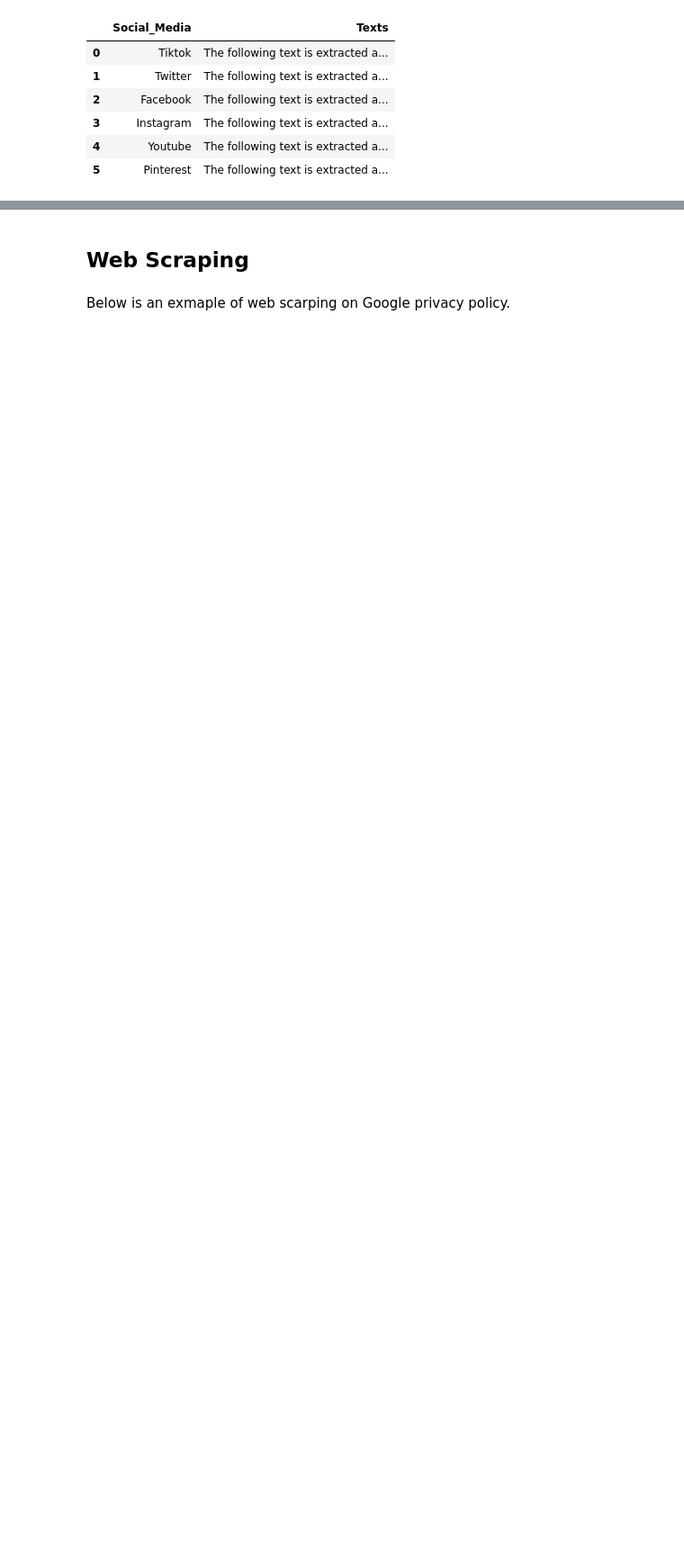
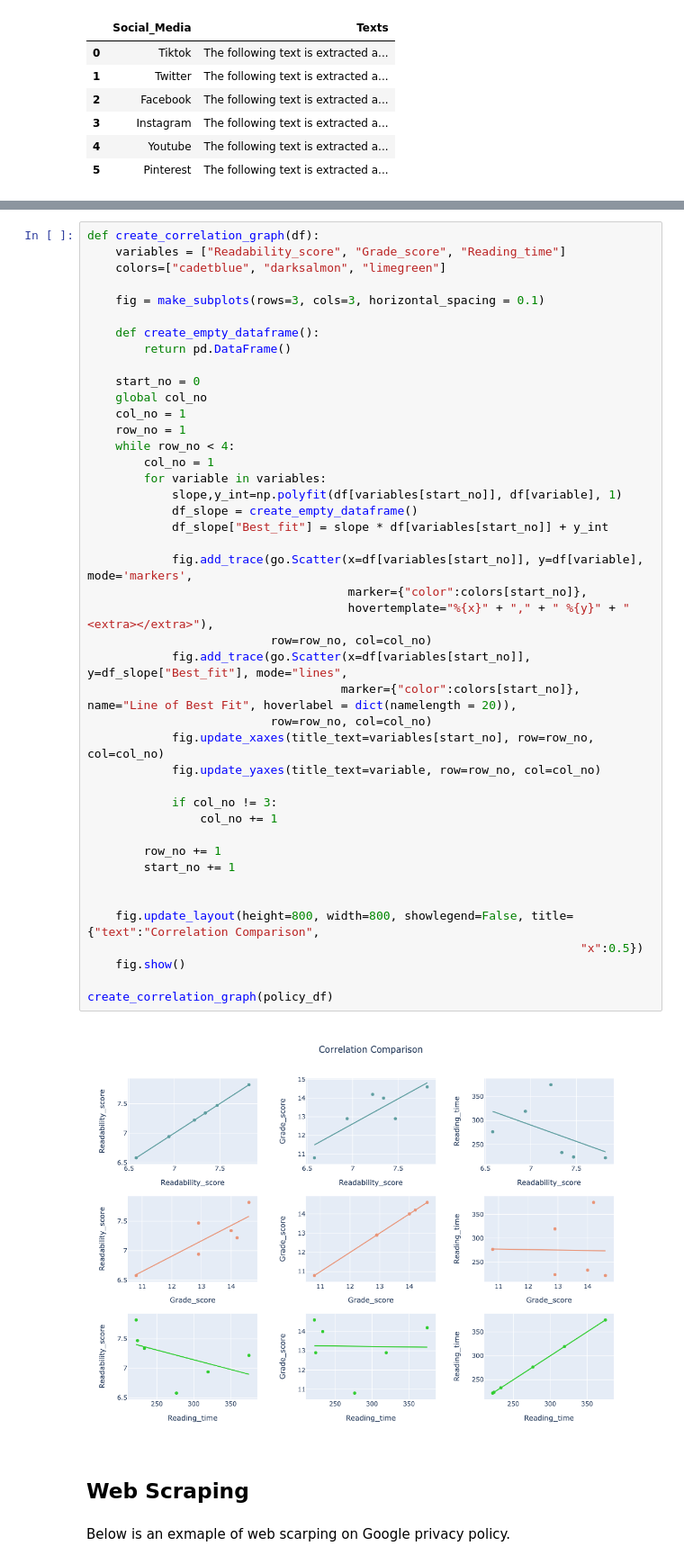
Before and after one commit to callysto/Data-Viz-of-the-Week, a Jupyter notebook: privacy-policies-readability.ipynb, the cells around one changed output, grey strips where cells are left out. Shown at 90% size. Saved outputs shown, nothing was run; the diff lists cells and outputs as text; blank space fills up the shorter version.

Commit message:
correlation graph and table added

```diff
--- a/privacy-policies-readability.ipynb
+++ b/privacy-policies-readability.ipynb
@@ -297,3 +306,48 @@ fig.show()
+# %%
+def create_correlation_graph(df):
+    variables = ["Readability_score", "Grade_score", "Reading_time"]
+    colors=["cadetblue", "darksalmon", "limegreen"]
+
+    fig = make_subplots(rows=3, cols=3, horizontal_spacing = 0.1)
+
+    def create_empty_dataframe():
+        return pd.DataFrame()
+
+    start_no = 0
+    global col_no
+    col_no = 1
+    row_no = 1
+    while row_no < 4:
+        col_no = 1
+        for variable in variables:
+            slope,y_int=np.polyfit(df[variables[start_no]], df[variable], 1)
+            df_slope = create_empty_dataframe()
+            df_slope["Best_fit"] = slope * df[variables[start_no]] + y_int
+
+            fig.add_trace(go.Scatter(x=df[variables[start_no]], y=df[variable], mode='markers',
+                                     marker={"color":colors[start_no]},
+                                     hovertemplate="%{x}" + "," + " %{y}" + "<extra></extra>"),
+                          row=row_no, col=col_no)
+            fig.add_trace(go.Scatter(x=df[variables[start_no]], y=df_slope["Best_fit"], mode="lines",
+                                    marker={"color":colors[start_no]}, name="Line of Best Fit", hoverlabel = dict(namelength = 20)),
+                          row=row_no, col=col_no)
+            fig.update_xaxes(title_text=variables[start_no], row=row_no, col=col_no)
+            fig.update_yaxes(title_text=variable, row=row_no, col=col_no)
+
+            if col_no != 3:
+                col_no += 1
+
+        row_no += 1
+        start_no += 1
+
+
+    fig.update_layout(height=800, width=800, showlegend=False, title={"text":"Correlation Comparison",
+                                                                      "x":0.5})
+    fig.show()
+
+create_correlation_graph(policy_df)
+# %% [output]
+[figure, added]
 # %% [markdown]
 ## Web Scraping
 # %% [markdown]
```
Also changed, not shown: parts of 10 cells of this notebook.
